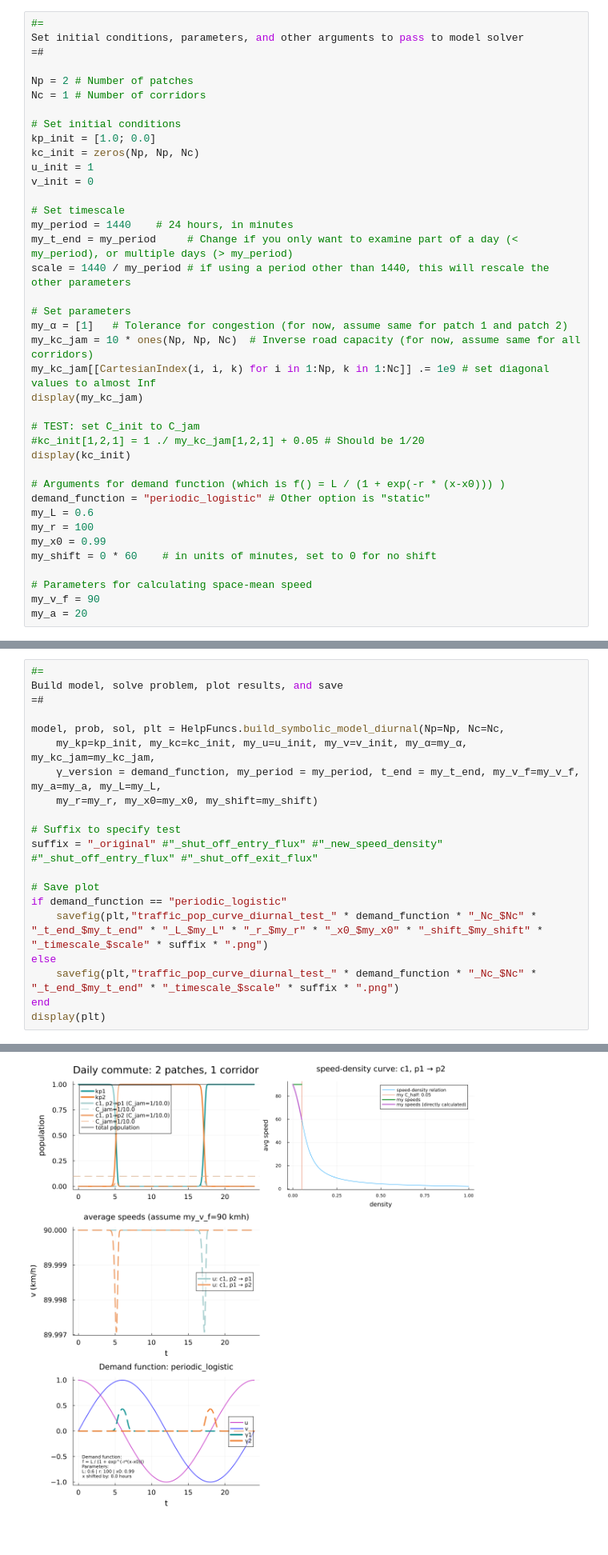
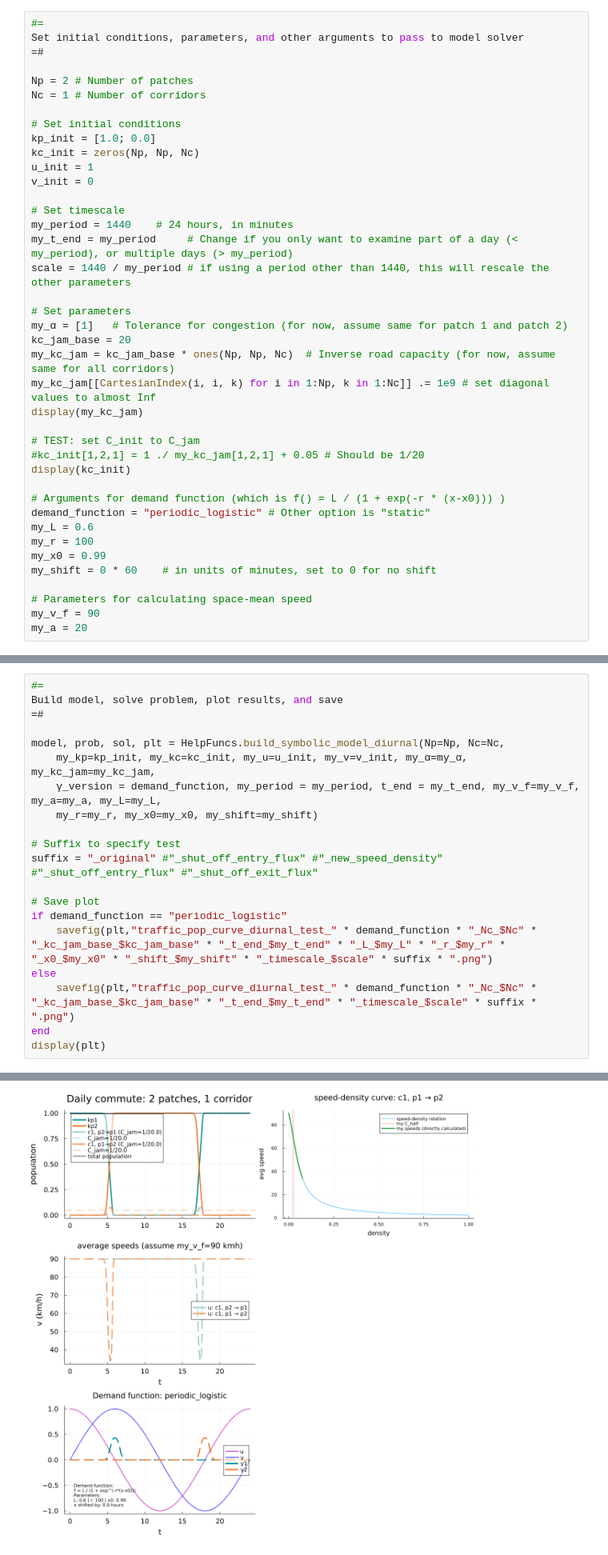
Before and after one commit to acossairt/traffic_air_quality_modeling, a Jupyter notebook: experiments_and_tutorials/2DvectorizedTraffic_troubleshoot.ipynb, the cells around one changed output, grey strips where cells are left out. Shown at 80% size. Saved outputs shown, nothing was run; the diff lists cells and outputs as text.

Commit message:
repeat "shut_off" tests with new speed calculator

```diff
--- a/experiments_and_tutorials/2DvectorizedTraffic_troubleshoot.ipynb
+++ b/experiments_and_tutorials/2DvectorizedTraffic_troubleshoot.ipynb
@@ -86,7 +86,8 @@ scale = 1440 / my_period # if using a period other than 1440, this will rescale
 
 # Set parameters
 my_α = [1]   # Tolerance for congestion (for now, assume same for patch 1 and patch 2)
-my_kc_jam = 10 * ones(Np, Np, Nc)  # Inverse road capacity (for now, assume same for all corridors)
+kc_jam_base = 20
+my_kc_jam = kc_jam_base * ones(Np, Np, Nc)  # Inverse road capacity (for now, assume same for all corridors)
 my_kc_jam[[CartesianIndex(i, i, k) for i in 1:Np, k in 1:Nc]] .= 1e9 # set diagonal values to almost Inf
 display(my_kc_jam)
 
@@ -132,9 +133,9 @@ suffix = "_original" #"_shut_off_entry_flux" #"_new_speed_density" #"_shut_off_e
 
 # Save plot
 if demand_function == "periodic_logistic"
-    savefig(plt,"traffic_pop_curve_diurnal_test_" * demand_function * "_Nc_$Nc" * "_t_end_$my_t_end" * "_L_$my_L" * "_r_$my_r" * "_x0_$my_x0" * "_shift_$my_shift" * "_timescale_$scale" * suffix * ".png")
+    savefig(plt,"traffic_pop_curve_diurnal_test_" * demand_function * "_Nc_$Nc" * "_kc_jam_base_$kc_jam_base" * "_t_end_$my_t_end" * "_L_$my_L" * "_r_$my_r" * "_x0_$my_x0" * "_shift_$my_shift" * "_timescale_$scale" * suffix * ".png")
 else
-    savefig(plt,"traffic_pop_curve_diurnal_test_" * demand_function * "_Nc_$Nc" * "_t_end_$my_t_end" * "_timescale_$scale" * suffix * ".png")
+    savefig(plt,"traffic_pop_curve_diurnal_test_" * demand_function * "_Nc_$Nc" * "_kc_jam_base_$kc_jam_base" * "_t_end_$my_t_end" * "_timescale_$scale" * suffix * ".png")
 end
 display(plt)
 # %% [output]
@@ -145,4 +150,4 @@ display(plt)
-[figure, old version]
+[figure, new version]
 # %%
 function speed_density_curve(; v_f, a, C, C_half)
     return (v_f / ((pi / 2 .- atan(a .* (0 .- C_half))) / pi)) .* (pi / 2 .- atan.(a .* (C .- C_half))) / pi
```
Also changed, not shown: parts of 2 cells of this notebook, 6 other files.
